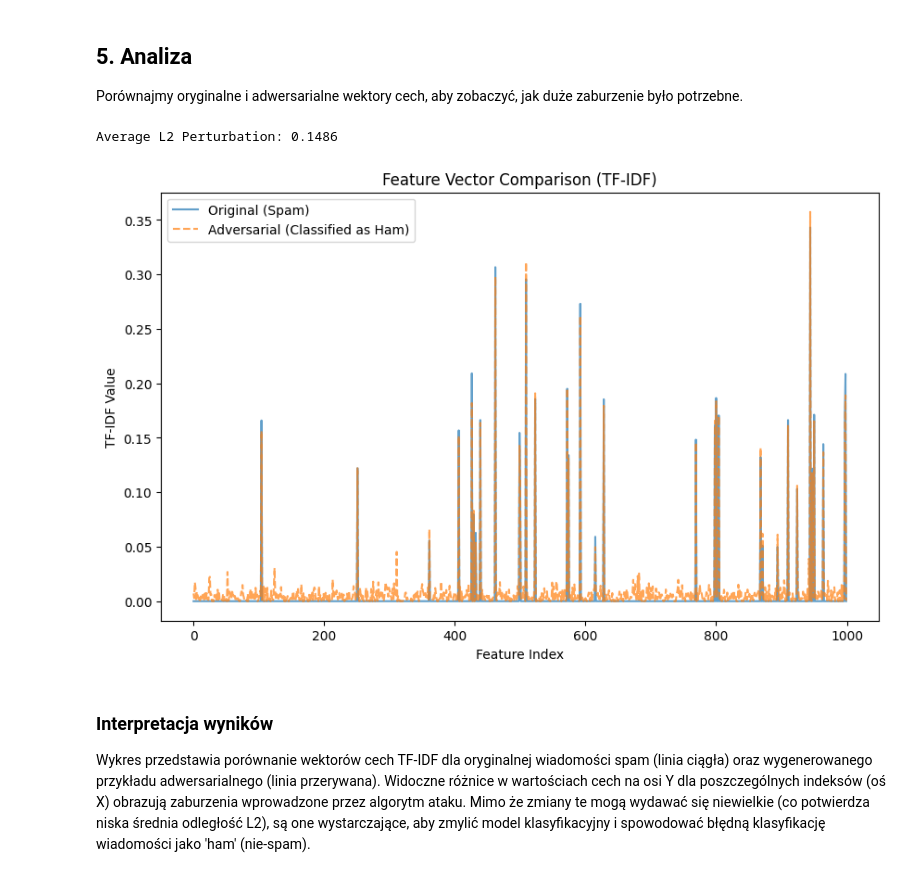
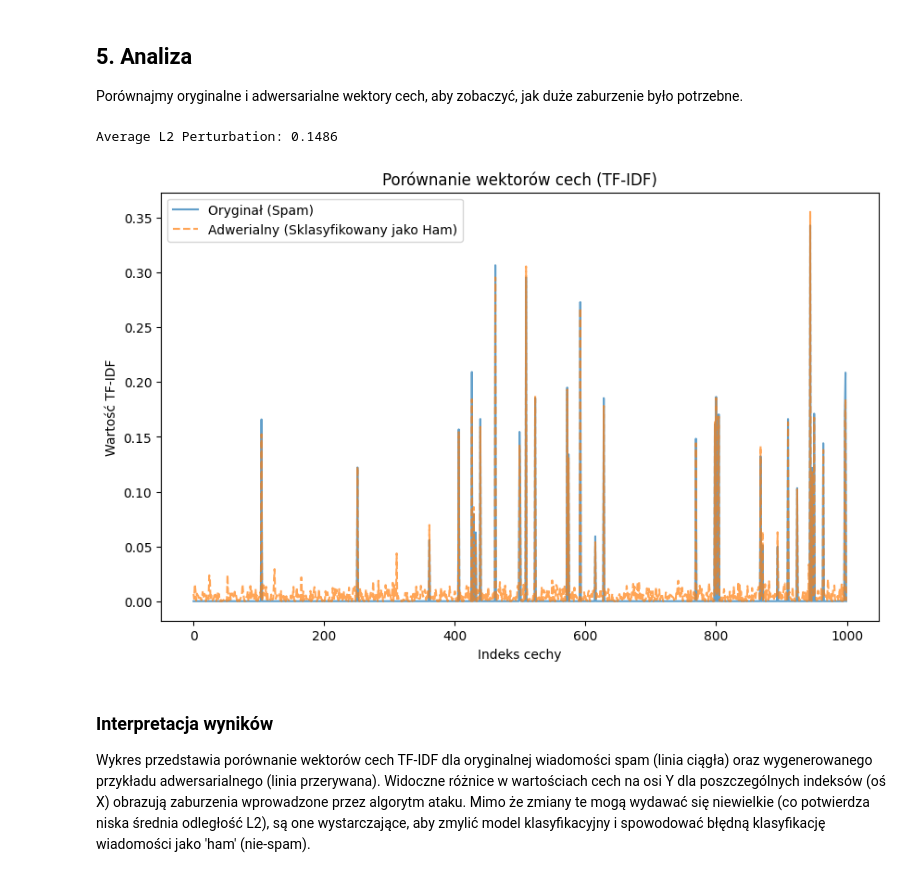
Before and after one commit to DamianTodorowski/Engineering-Thesis, a Jupyter notebook: Adversarial_Attacks/Adversarial_Attack_Email_Spam_ART.ipynb, the cells around one changed output. Drawn from its saved outputs; the diff is of its cells as text; code cells hidden in the pictures.

```diff
--- a/Adversarial_Attacks/Adversarial_Attack_Email_Spam_ART.ipynb
+++ b/Adversarial_Attacks/Adversarial_Attack_Email_Spam_ART.ipynb
@@ -159,22 +176,22 @@ Porównajmy oryginalne i adwersarialne wektory cech, aby zobaczyć, jak duże za
 # %%
 ;# Oblicz odległość L2 (wielkość zaburzenia)
 perturbations = np.linalg.norm(X_adv - X_attack, axis=1)
 avg_perturbation = np.mean(perturbations)
 
 print(f"Average L2 Perturbation: {avg_perturbation:.4f}")
 
 # Wizualizuj zaburzenie dla pierwszego przykładu
 plt.figure(figsize=(10, 6))
 plt.plot(X_attack[0], label='Oryginał (Spam)', alpha=0.7)
-plt.plot(X_adv[0], label='Adwersarz (Sklasyfikowany jako Ham)', alpha=0.7, linestyle='--')
+plt.plot(X_adv[0], label='Adwerialny (Sklasyfikowany jako Ham)', alpha=0.7, linestyle='--')
 plt.title("Porównanie wektorów cech (TF-IDF)")
 plt.xlabel("Indeks cechy")
 plt.ylabel("Wartość TF-IDF")
 plt.legend()
 plt.show()
 # %% [output]
 Average L2 Perturbation: 0.1486
-[figure, old version]
+[figure, new version]
 # %% [markdown]
 ### Interpretacja wyników
 
```
Also changed, not shown: parts of 1 cell of this notebook, 2 other files.
